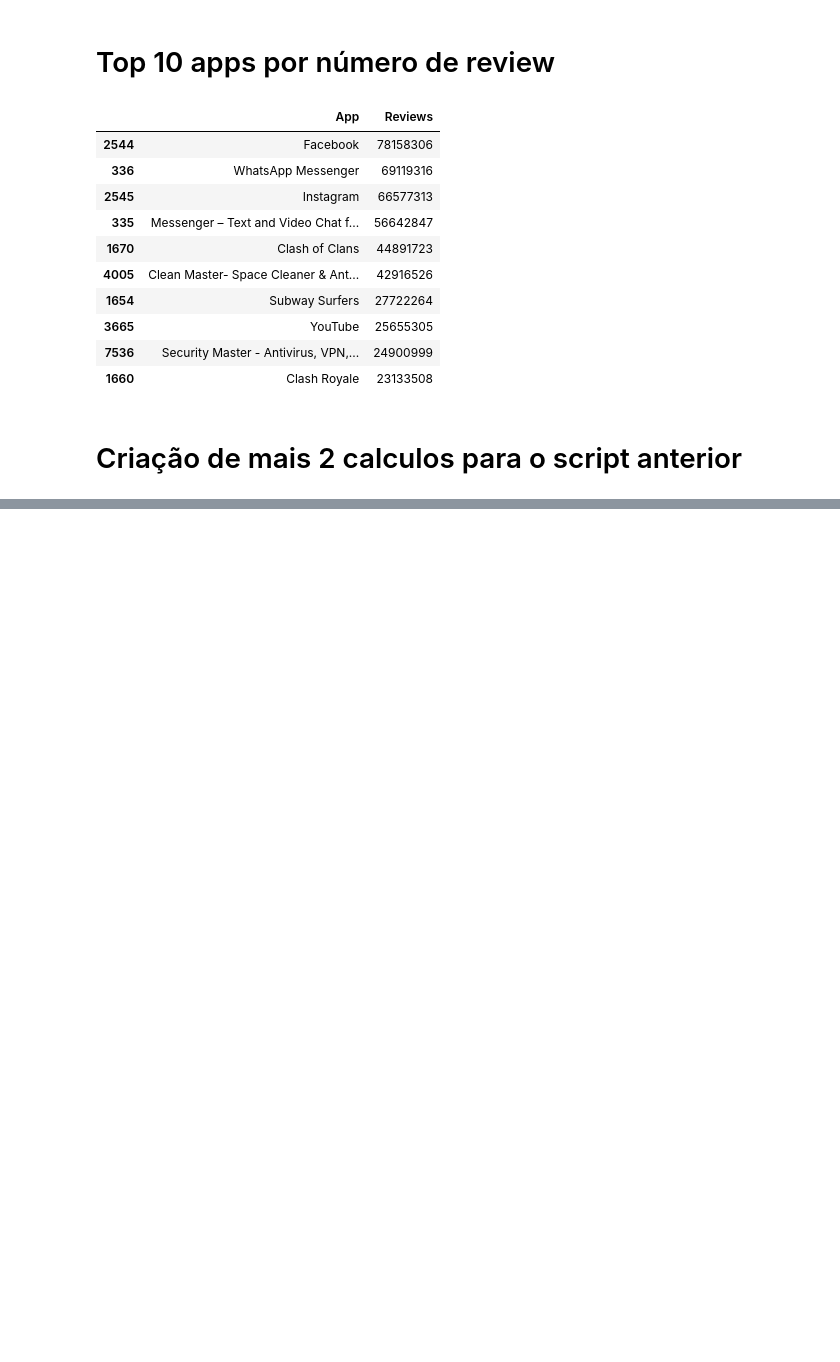
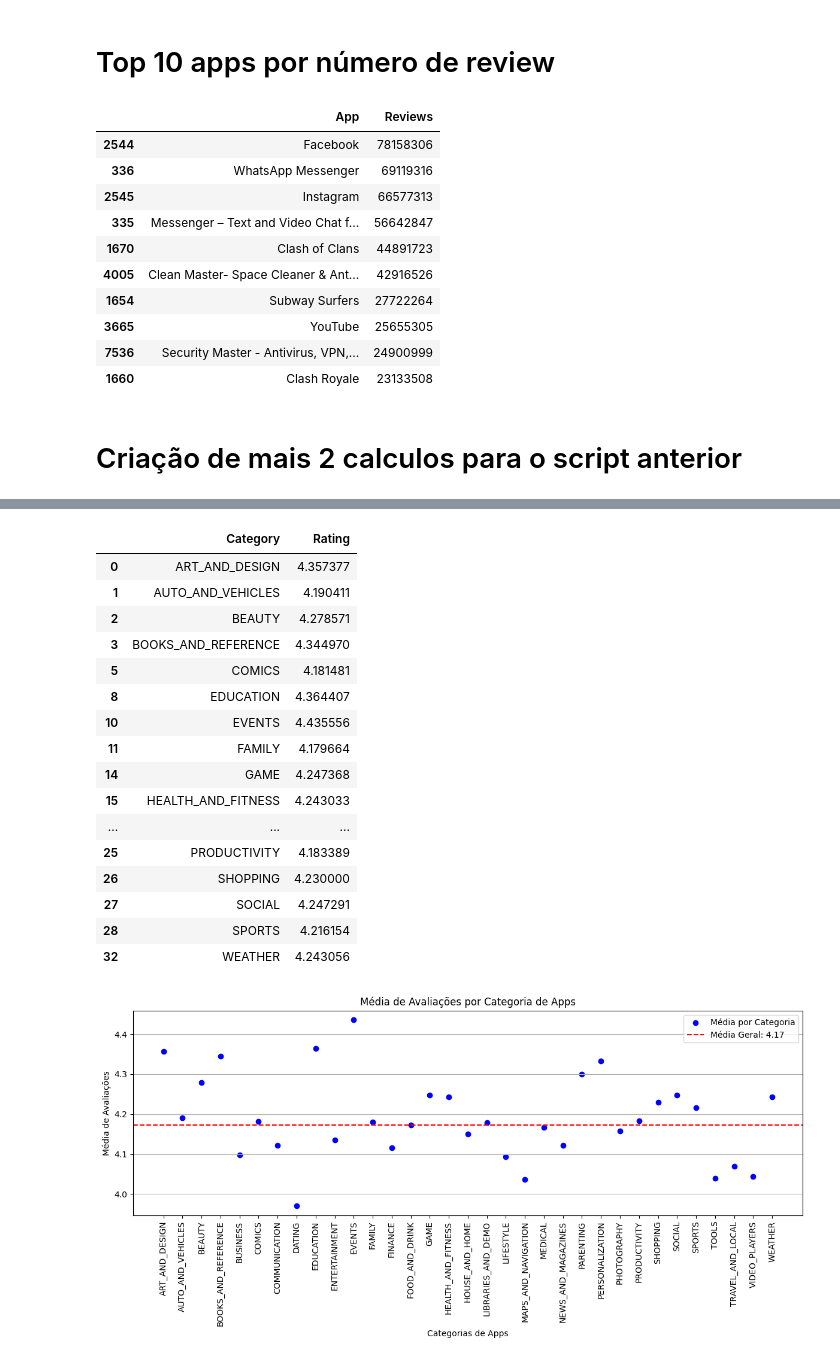
Before and after one commit to L3onVictor/PB-LEONARDO-OLIVEIRA, a Jupyter notebook: Sprint3/Desafio/desafio_sprint3.ipynb, the cells around one changed output, grey strips where cells are left out. Cells and saved outputs as stored; diff of their text form; code cells hidden in the pictures; blank space fills up the shorter version.

```diff
--- a/Sprint3/Desafio/desafio_sprint3.ipynb
+++ b/Sprint3/Desafio/desafio_sprint3.ipynb
@@ -138,0 +161,48 @@ A media de avaliação dos apps é: 216880.70
+# %%
+import pandas as pd
+import matplotlib.pyplot as plt
+
+# Calculo que mostra todas as categorias de apps que estão acima da media de avaliações
+df_avaliacao = df_drop_duplicates.copy()
+df_avaliacao['Rating'] = pd.to_numeric(df_avaliacao['Rating'].replace(19., pd.NA), errors='coerce')
+df_avaliacao = df_avaliacao[df_avaliacao['Category'] != '1.9']
+
+media_geral = df_avaliacao['Rating'].mean()
+
+categoria = df_avaliacao.groupby('Category')['Rating'].mean().reset_index()
+
+categoria_maior_media = categoria[categoria['Rating'] > media_geral]
+
+display(categoria_maior_media)
+
+# Criando o gráfico de avaliação de todas as categorias
+plt.figure(figsize=(12, 6))
+plt.scatter(categoria['Category'], categoria['Rating'], color='blue', label='Média por Categoria')
+plt.axhline(y=media_geral, color='red', linestyle='--', label=f'Média Geral: {media_geral:.2f}')
+plt.title('Média de Avaliações por Categoria de Apps')
+plt.xlabel('Categorias de Apps')
+plt.ylabel('Média de Avaliações')
+plt.legend()
+plt.xticks(rotation=90)
+plt.grid(axis='y')
+plt.tight_layout()
+plt.show()
+# %% [output]
+|  | Category | Rating |
+| 0 | ART_AND_DESIGN | 4.357377 |
+| 1 | AUTO_AND_VEHICLES | 4.190411 |
+| 2 | BEAUTY | 4.278571 |
+| 3 | BOOKS_AND_REFERENCE | 4.344970 |
+| 5 | COMICS | 4.181481 |
+| 8 | EDUCATION | 4.364407 |
+| 10 | EVENTS | 4.435556 |
+| 11 | FAMILY | 4.179664 |
+| 14 | GAME | 4.247368 |
+| 15 | HEALTH_AND_FITNESS | 4.243033 |
+| ... | ... | ... |
+| 25 | PRODUCTIVITY | 4.183389 |
+| 26 | SHOPPING | 4.230000 |
+| 27 | SOCIAL | 4.247291 |
+| 28 | SPORTS | 4.216154 |
+| 32 | WEATHER | 4.243056 |
+[figure, added]
```
Also changed, not shown: parts of 3 cells of this notebook.
